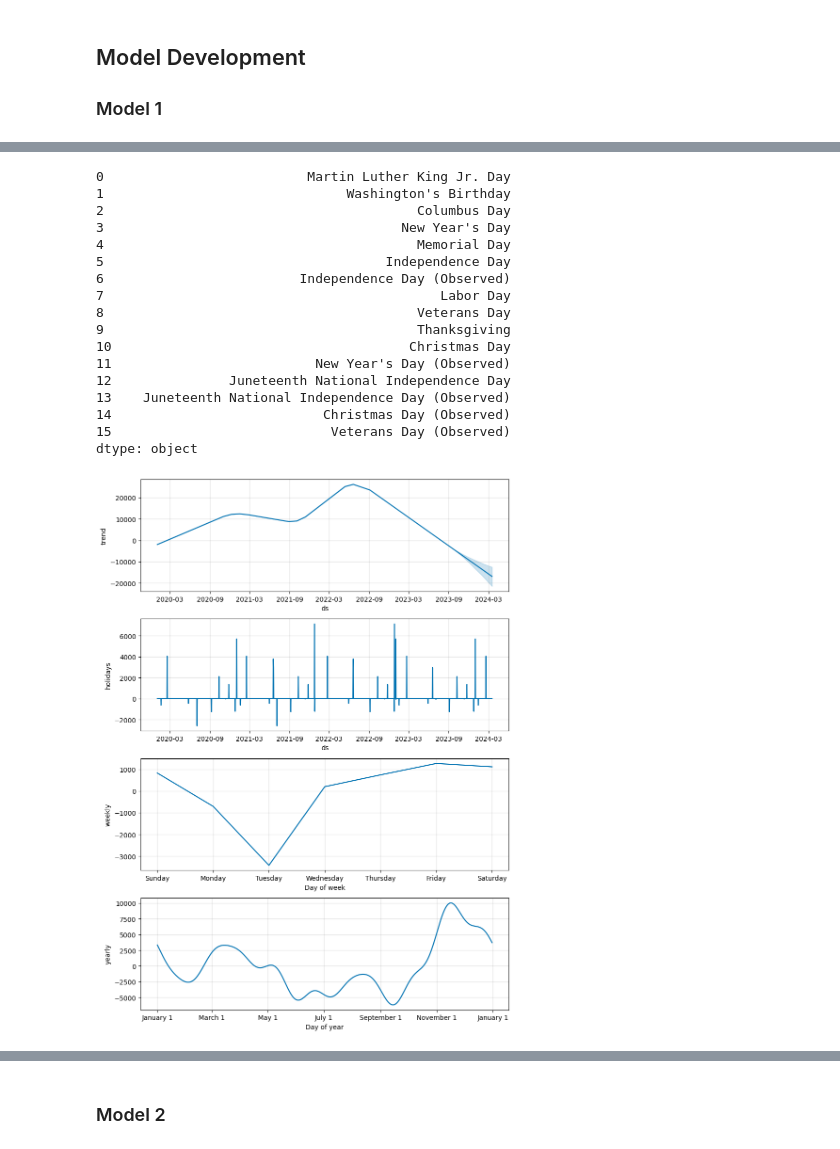
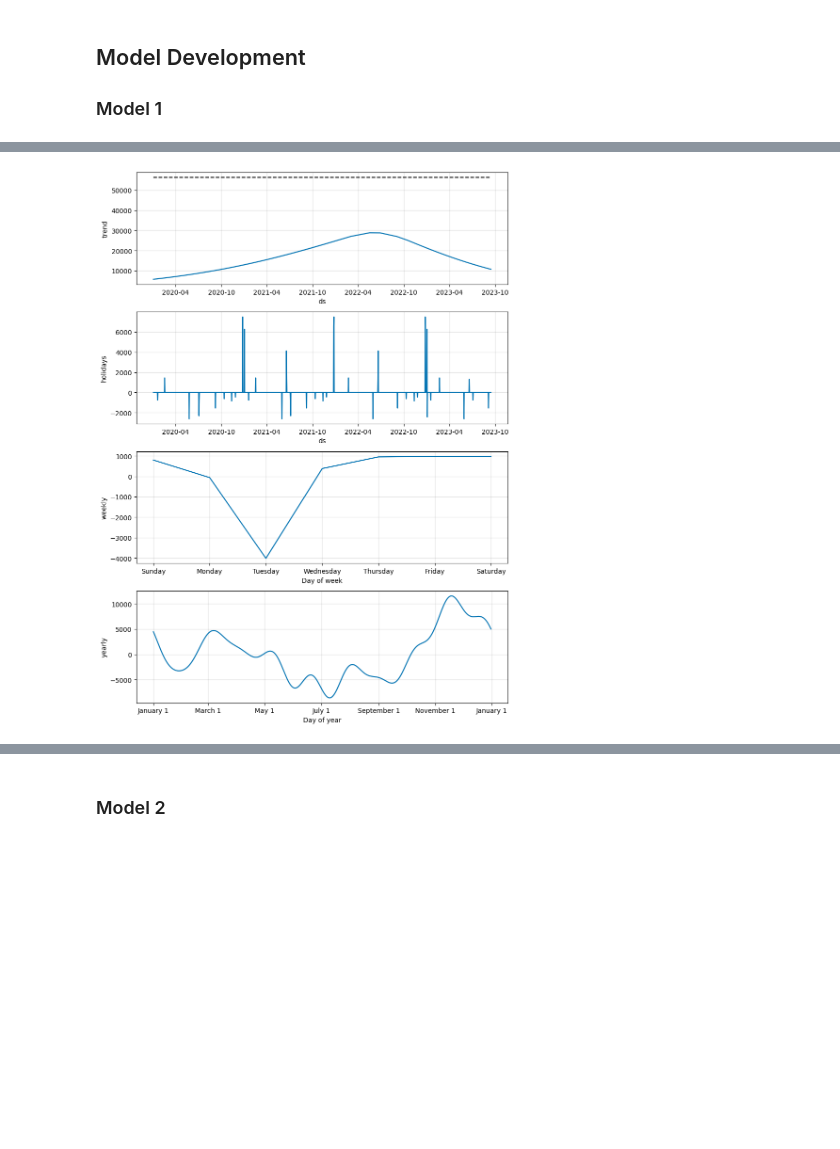
Before and after one commit to FYEH779/Stat-390-Project, a Jupyter notebook: Prophet_Single_Chanel.ipynb, the cells around one changed output, grey strips where cells are left out. Cells and saved outputs as stored; diff of their text form; code cells hidden in the pictures; blank space fills up the shorter version.

```diff
--- a/Prophet_Single_Chanel.ipynb
+++ b/Prophet_Single_Chanel.ipynb
@@ -83,8 +102,12 @@ train.loc[train['y'] > upper_bound, 'y'] = None
 ### Model 1
 # %%
 # holidays
-m = Prophet()
+m = Prophet(growth='logistic')
 m.add_country_holidays(country_name='US')
 m.fit(train)
-m.train_holiday_names
+# visualize holidays and seasonality
+future = m.make_future_dataframe(periods=14)
+future['cap'] = upper_bound
+forecast = m.predict(future)
+fig = m.plot_components(forecast)
 # %% [output]
@@ -93,23 +116 @@ m.train_holiday_names
-0                          Martin Luther King Jr. Day
-1                               Washington's Birthday
-2                                        Columbus Day
-3                                      New Year's Day
-4                                        Memorial Day
-5                                    Independence Day
-6                         Independence Day (Observed)
-7                                           Labor Day
-8                                        Veterans Day
-9                                        Thanksgiving
-10                                      Christmas Day
-11                          New Year's Day (Observed)
-12               Juneteenth National Independence Day
-13    Juneteenth National Independence Day (Observed)
-14                           Christmas Day (Observed)
-15                            Veterans Day (Observed)
-dtype: object
+[figure, added]
-# %%
-# visualize holidays and seasonality
-forecast = m.predict(future)
-fig = m.plot_components(forecast)
-# %% [output]
-[figure, removed]
```
Also changed, not shown: parts of 25 cells of this notebook, 5 other files.
